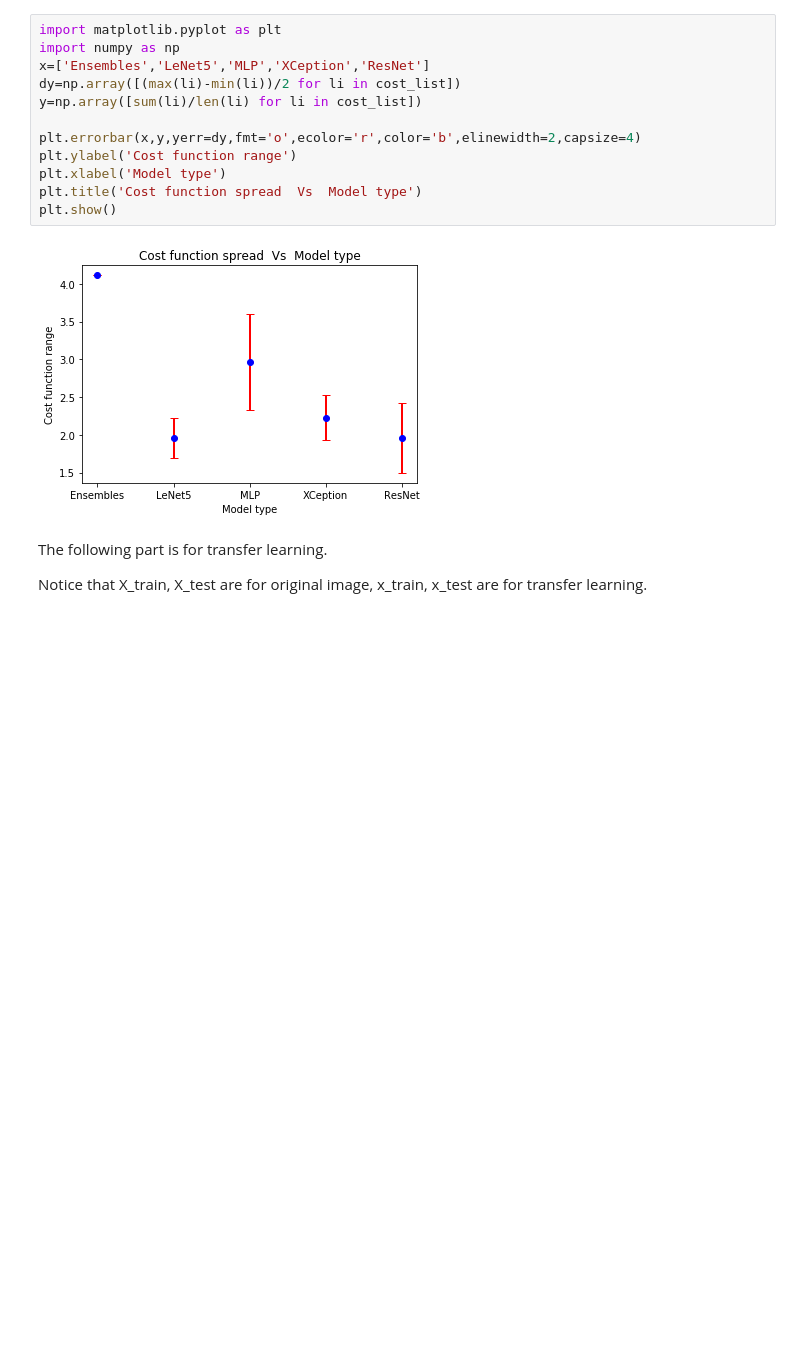
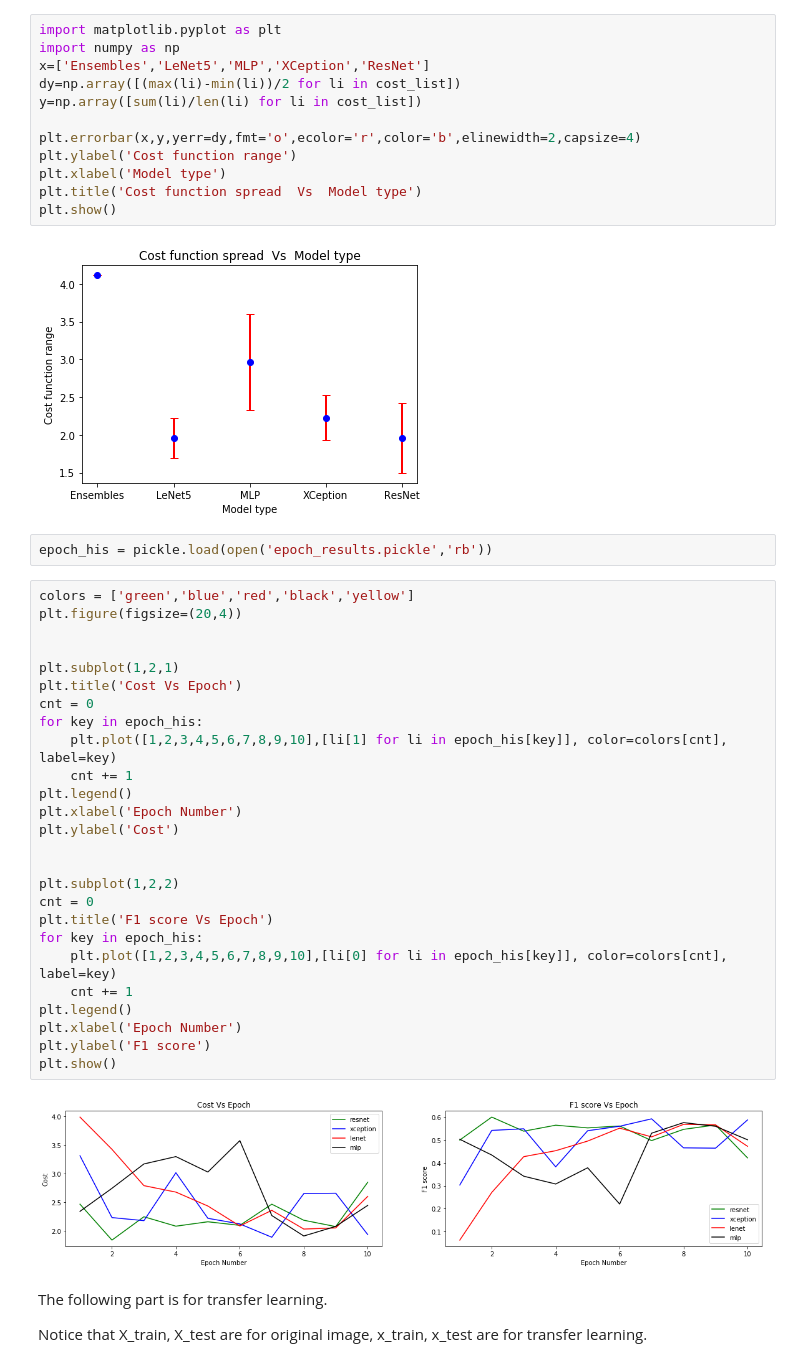
Before and after one commit to jamesothomas/MachineLearningPython, a Jupyter notebook: Lab6/Lab6_transfer_learning.ipynb, the cells around one changed output. Drawn from its saved outputs; the diff is of its cells as text; blank space fills up the shorter version.

Commit message:
added plot

```diff
--- a/Lab6/Lab6_transfer_learning.ipynb
+++ b/Lab6/Lab6_transfer_learning.ipynb
@@ -532,6 +532,36 @@ plt.title('Cost function spread  Vs  Model type')
 plt.show()
 # %% [output]
 [figure]
+# %%
+epoch_his = pickle.load(open('epoch_results.pickle','rb'))
+# %%
+colors = ['green','blue','red','black','yellow']
+plt.figure(figsize=(20,4))
+
+
+plt.subplot(1,2,1)
+plt.title('Cost Vs Epoch')
+cnt = 0
+for key in epoch_his:
+    plt.plot([1,2,3,4,5,6,7,8,9,10],[li[1] for li in epoch_his[key]], color=colors[cnt], label=key)
+    cnt += 1
+plt.legend()
+plt.xlabel('Epoch Number')
+plt.ylabel('Cost')
+
+
+plt.subplot(1,2,2)
+cnt = 0
+plt.title('F1 score Vs Epoch')
+for key in epoch_his:
+    plt.plot([1,2,3,4,5,6,7,8,9,10],[li[0] for li in epoch_his[key]], color=colors[cnt], label=key)
+    cnt += 1
+plt.legend()
+plt.xlabel('Epoch Number')
+plt.ylabel('F1 score')
+plt.show()
+# %% [output]
+[figure, added]
 # %% [markdown]
 The following part is for transfer learning.
 
```
